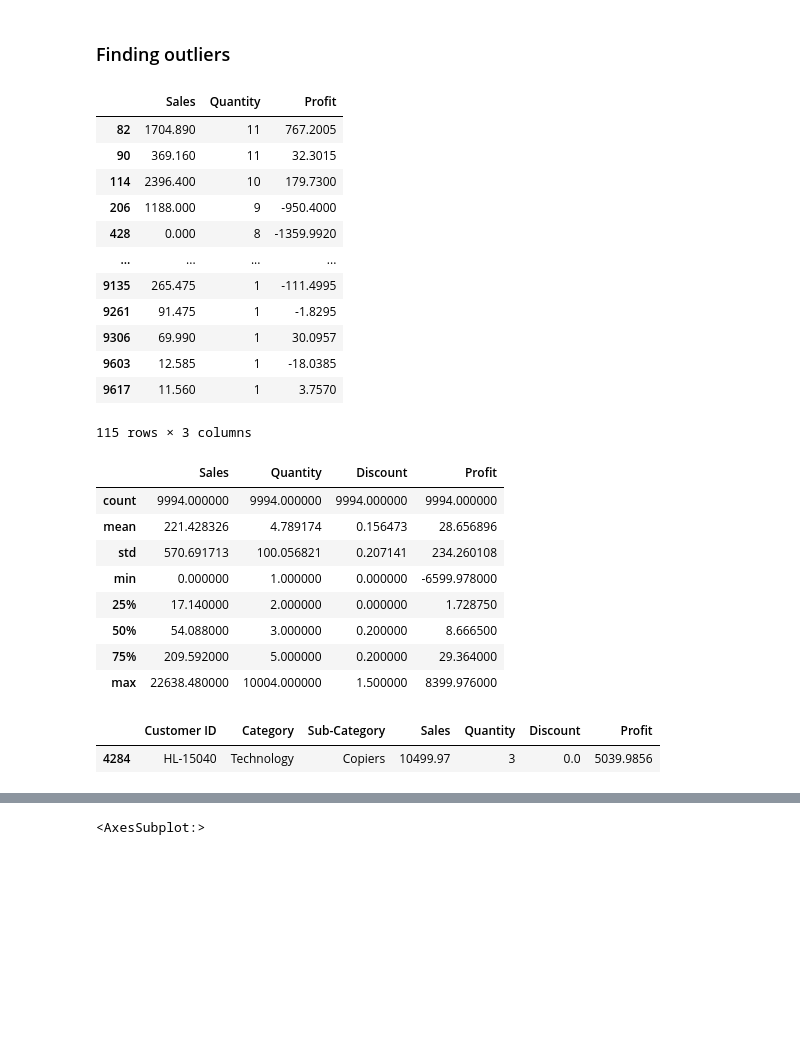
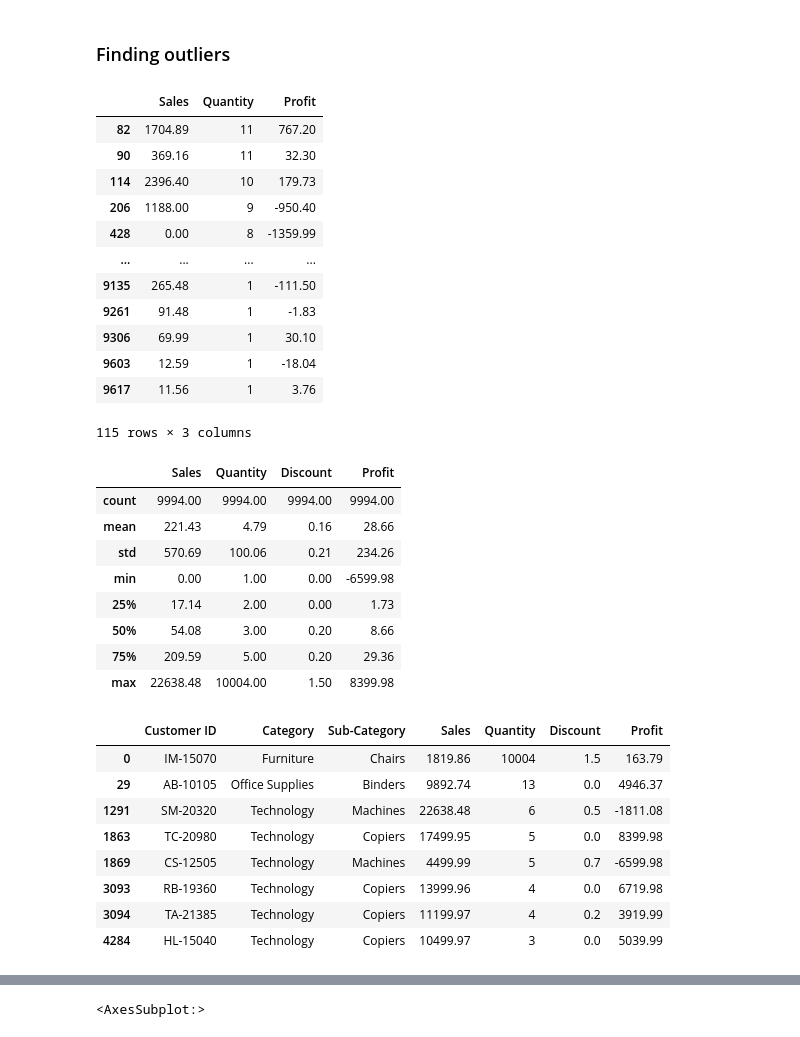
Before and after one commit to EljMorgan/Project3_DataPrep, a Jupyter notebook: Project_main.ipynb, the cells around one changed output, grey strips where cells are left out. Cells and saved outputs as stored; diff of their text form; code cells hidden in the pictures; blank space fills up the shorter version.

Commit message:
Clean and beautiful code uploading, with clean data in csv !

```diff
--- a/Project_main.ipynb
+++ b/Project_main.ipynb
@@ -5,6 +5,8 @@ import plotly.express as px
 import matplotlib.pyplot as plt
 # %%
 sales = pd.read_excel('9 - Superstore.xls', index_col= False)
+#rounding all values till 2 after coma
+sales = sales.round(2)
 sales.head()
 # %% [output]
 |  | Row ID | Order ID | Order Date | Ship Date | Ship Mode | Customer ID | Customer Name | Segment | Country | ... |
@@ -198,35 +175,36 @@ No duplicates revealed, so no need to drop them
 # %% [markdown]
 ### Finding outliers
 # %%
+#looking on specific sub category of sales item to find data inconsistency
 machine = sales[sales['Sub-Category'] =='Machines']
 machine[['Sales', 'Quantity', 'Profit']]
 # %% [output]
 |  | Sales | Quantity | Profit |
-| 82 | 1704.890 | 11 | 767.2005 |
-| 90 | 369.160 | 11 | 32.3015 |
-| 114 | 2396.400 | 10 | 179.7300 |
-| 206 | 1188.000 | 9 | -950.4000 |
-| 428 | 0.000 | 8 | -1359.9920 |
+| 82 | 1704.89 | 11 | 767.20 |
+| 90 | 369.16 | 11 | 32.30 |
+| 114 | 2396.40 | 10 | 179.73 |
+| 206 | 1188.00 | 9 | -950.40 |
+| 428 | 0.00 | 8 | -1359.99 |
 | ... | ... | ... | ... |
-| 9135 | 265.475 | 1 | -111.4995 |
-| 9261 | 91.475 | 1 | -1.8295 |
-| 9306 | 69.990 | 1 | 30.0957 |
-| 9603 | 12.585 | 1 | -18.0385 |
-| 9617 | 11.560 | 1 | 3.7570 |
+| 9135 | 265.48 | 1 | -111.50 |
+| 9261 | 91.48 | 1 | -1.83 |
+| 9306 | 69.99 | 1 | 30.10 |
+| 9603 | 12.59 | 1 | -18.04 |
+| 9617 | 11.56 | 1 | 3.76 |
 115 rows × 3 columns
 # %%
 #checking numeric values in our data
-sales.describe()[['Sales', 'Quantity', 'Discount','Profit']]
+round(sales.describe()[['Sales', 'Quantity', 'Discount','Profit']], 2)
 # %% [output]
 |  | Sales | Quantity | Discount | Profit |
-| count | 9994.000000 | 9994.000000 | 9994.000000 | 9994.000000 |
-| mean | 221.428326 | 4.789174 | 0.156473 | 28.656896 |
-| std | 570.691713 | 100.056821 | 0.207141 | 234.260108 |
-| min | 0.000000 | 1.000000 | 0.000000 | -6599.978000 |
-| 25% | 17.140000 | 2.000000 | 0.000000 | 1.728750 |
-| 50% | 54.088000 | 3.000000 | 0.200000 | 8.666500 |
-| 75% | 209.592000 | 5.000000 | 0.200000 | 29.364000 |
-| max | 22638.480000 | 10004.000000 | 1.500000 | 8399.976000 |
+| count | 9994.00 | 9994.00 | 9994.00 | 9994.00 |
+| mean | 221.43 | 4.79 | 0.16 | 28.66 |
+| std | 570.69 | 100.06 | 0.21 | 234.26 |
+| min | 0.00 | 1.00 | 0.00 | -6599.98 |
+| 25% | 17.14 | 2.00 | 0.00 | 1.73 |
+| 50% | 54.08 | 3.00 | 0.20 | 8.66 |
+| 75% | 209.59 | 5.00 | 0.20 | 29.36 |
+| max | 22638.48 | 10004.00 | 1.50 | 8399.98 |
 # %%
 #visualization for 'Sales' outliers
 fig_sales = px.box(sales, y='Sales')
@@ -242,15 +220,22 @@ fig_quantity.show()
 # %%
 #finding outliers values in the tab
 
 outliers = sales[
     (sales['Quantity'] > 15) | #more than 15 pieces
     (sales['Sales'] >= 5500) | #that is more than 5500 cost of sales
-    (sales['Profit'] < -3000 ) | #profit less than 3000 or more than 4000
-    (sales['Profit'] > 3700 ) ]
+    (sales['Profit'] < -3900 ) | #profit less than 3000 or more than 4000
+    (sales['Profit'] > 5100 ) ]
 
 ready_to_drop = outliers[['Customer ID', 'Category', 'Sub-Category', 'Sales', 'Quantity', 'Discount', 'Profit']]
-ready_to_drop
+round(ready_to_drop, 2)
 # %% [output]
 |  | Customer ID | Category | Sub-Category | Sales | Quantity | Discount | Profit |
-| 4284 | HL-15040 | Technology | Copiers | 10499.97 | 3 | 0.0 | 5039.9856 |
+| 0 | IM-15070 | Furniture | Chairs | 1819.86 | 10004 | 1.5 | 163.79 |
+| 29 | AB-10105 | Office Supplies | Binders | 9892.74 | 13 | 0.0 | 4946.37 |
+| 1291 | SM-20320 | Technology | Machines | 22638.48 | 6 | 0.5 | -1811.08 |
+| 1863 | TC-20980 | Technology | Copiers | 17499.95 | 5 | 0.0 | 8399.98 |
+| 1869 | CS-12505 | Technology | Machines | 4499.99 | 5 | 0.7 | -6599.98 |
+| 3093 | RB-19360 | Technology | Copiers | 13999.96 | 4 | 0.0 | 6719.98 |
+| 3094 | TA-21385 | Technology | Copiers | 11199.97 | 4 | 0.2 | 3919.99 |
+| 4284 | HL-15040 | Technology | Copiers | 10499.97 | 3 | 0.0 | 5039.99 |
 # %%
```
Also changed, not shown: parts of 24 cells of this notebook, 1 other file.
